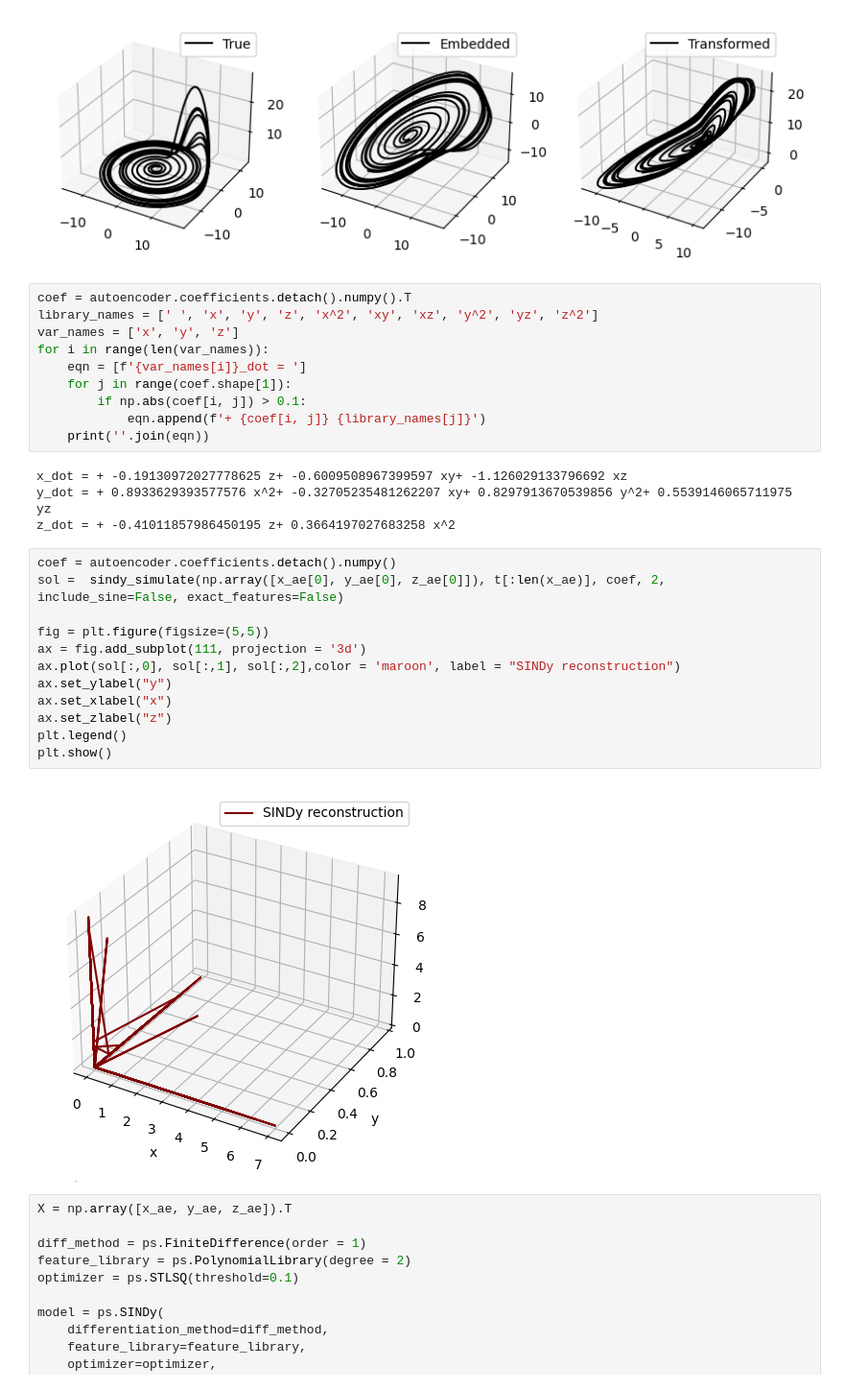
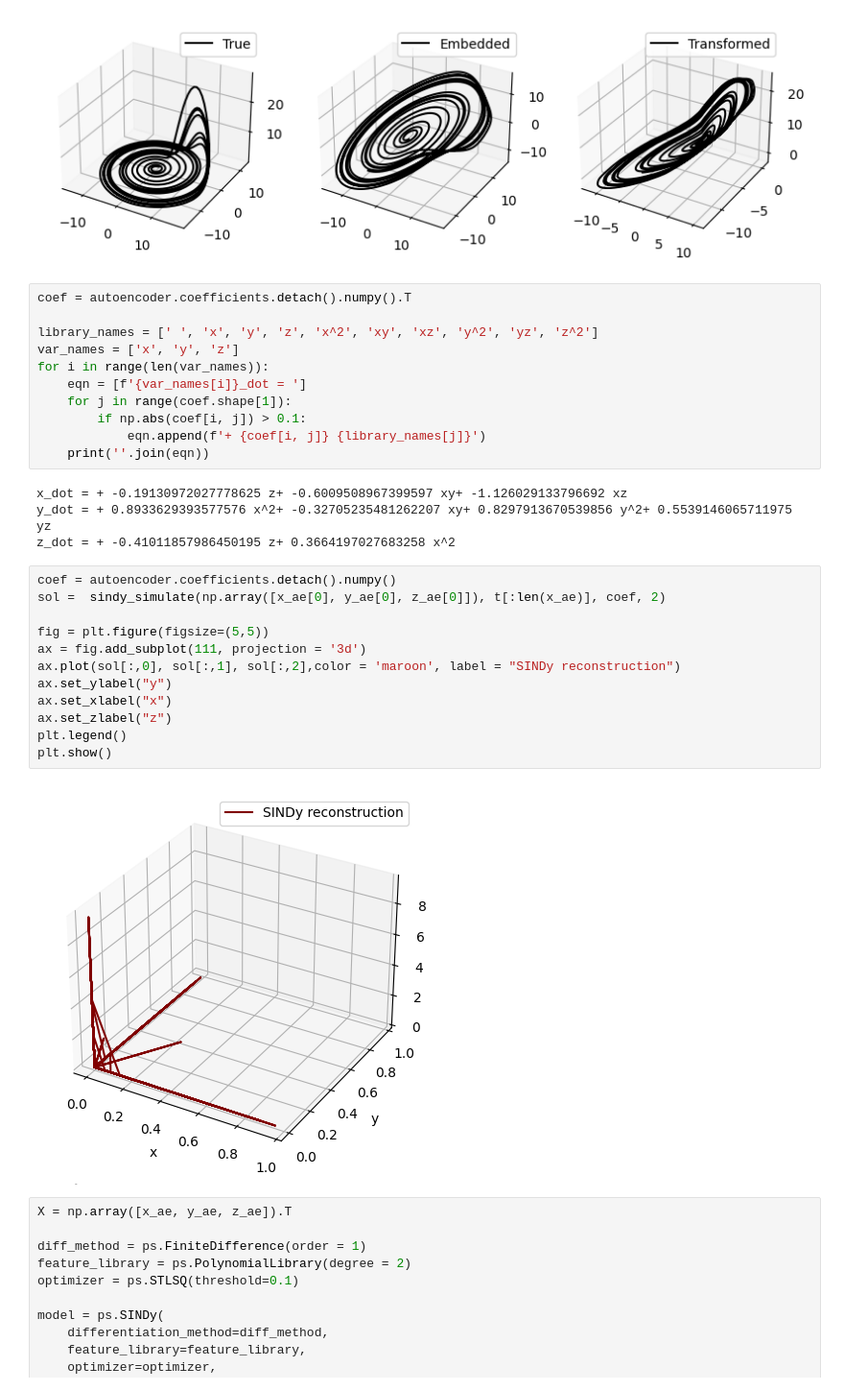
Before and after one commit to issaramro/RecoveringDynamics, a Jupyter notebook: SINDyAutoencoder.ipynb, the cells around one changed output. Shown: that part at 96% size. Saved outputs shown, nothing was run; the diff lists cells and outputs as text.

```diff
--- a/SINDyAutoencoder.ipynb
+++ b/SINDyAutoencoder.ipynb
@@ -83,6 +83,7 @@ plot(xs, ys, zs, v1, v2, v3, x_ae, y_ae, z_ae)
 [figure]
 # %%
 coef = autoencoder.coefficients.detach().numpy().T
+
 library_names = [' ', 'x', 'y', 'z', 'x^2', 'xy', 'xz', 'y^2', 'yz', 'z^2']
 var_names = ['x', 'y', 'z']
 for i in range(len(var_names)):
@@ -97,18 +98,18 @@ y_dot = + 0.8933629393577576 x^2+ -0.32705235481262207 xy+ 0.8297913670539856 y^
 z_dot = + -0.41011857986450195 z+ 0.3664197027683258 x^2
 # %%
 coef = autoencoder.coefficients.detach().numpy()
-sol =  sindy_simulate(np.array([x_ae[0], y_ae[0], z_ae[0]]), t[:len(x_ae)], coef, 2, include_sine=False, exact_features=False)
+sol =  sindy_simulate(np.array([x_ae[0], y_ae[0], z_ae[0]]), t[:len(x_ae)], coef, 2)
 
 fig = plt.figure(figsize=(5,5))
 ax = fig.add_subplot(111, projection = '3d')
 ax.plot(sol[:,0], sol[:,1], sol[:,2],color = 'maroon', label = "SINDy reconstruction")
 ax.set_ylabel("y")
 ax.set_xlabel("x")
 ax.set_zlabel("z")
 plt.legend()
 plt.show()
 # %% [output]
-[figure, old version]
+[figure, new version]
 # %%
 X = np.array([x_ae, y_ae, z_ae]).T
 
```
Also changed, not shown: 1 other file.
